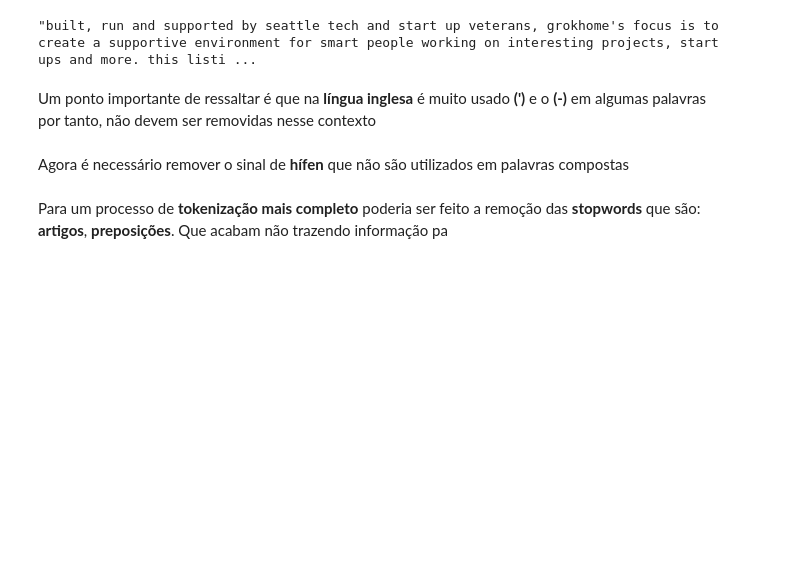
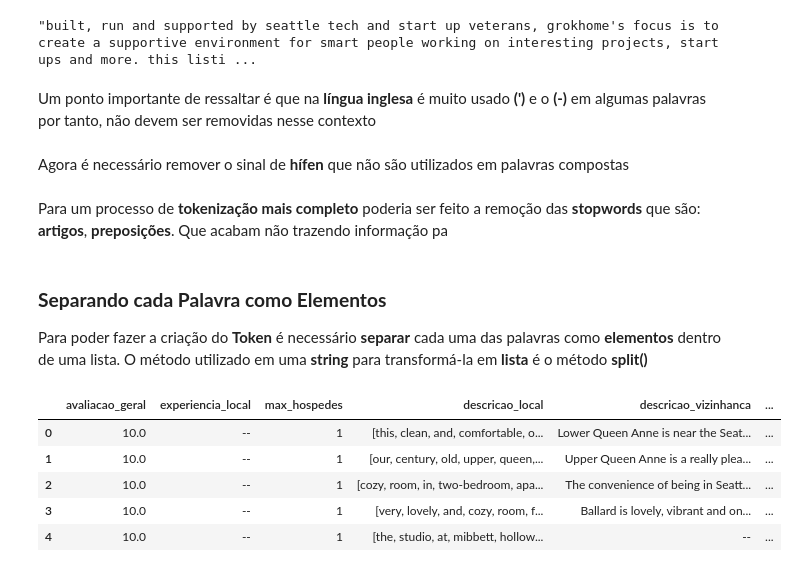
Before and after one commit to biellrodri/data-science-alura, a Jupyter notebook: Pandas/projeto-hospedagem/precificacao_inteligente.ipynb, the cells around one changed output. Drawn from its saved outputs; the diff is of its cells as text; code cells hidden in the pictures; blank space fills up the shorter version.

Commit message:
Fazendo a tokenização separando as palavras elemento por elementos e separando por vírgula com o método split()

```diff
--- a/Pandas/projeto-hospedagem/precificacao_inteligente.ipynb
+++ b/Pandas/projeto-hospedagem/precificacao_inteligente.ipynb
@@ -357,3 +357,18 @@ Agora é necessário remover o sinal de **hífen** que não são utilizados em p
 dados['descricao_local'] = dados['descricao_local'].str.replace(r'(?<!\w)-(?!\w)', ' ', regex=True)
 # %% [markdown]
 Para um processo de **tokenização mais completo** poderia ser feito a remoção das **stopwords** que são: **artigos**, **preposições**. Que acabam não trazendo informação pa
+# %% [markdown]
+### **Separando cada Palavra como Elementos**
+
+Para poder fazer a criação do **Token** é necessário **separar** cada uma das palavras como **elementos** dentro de uma lista. O método utilizado em uma **string** para transformá-la em **lista** é o método **split()**
+# %%
+#separando as palavras do texto elemento a elemento com o método split()
+dados['descricao_local'] = dados['descricao_local'].str.split()
+dados.head()
+# %% [output]
+|  | avaliacao_geral | experiencia_local | max_hospedes | descricao_local | descricao_vizinhanca | ... |
+| 0 | 10.0 | -- | 1 | [this, clean, and, comfortable, o... | Lower Queen Anne is near the Seat... | ... |
+| 1 | 10.0 | -- | 1 | [our, century, old, upper, queen,... | Upper Queen Anne is a really plea... | ... |
+| 2 | 10.0 | -- | 1 | [cozy, room, in, two-bedroom, apa... | The convenience of being in Seatt... | ... |
+| 3 | 10.0 | -- | 1 | [very, lovely, and, cozy, room, f... | Ballard is lovely, vibrant and on... | ... |
+| 4 | 10.0 | -- | 1 | [the, studio, at, mibbett, hollow... | -- | ... |
```
Also changed, not shown: parts of 2 cells of this notebook.
